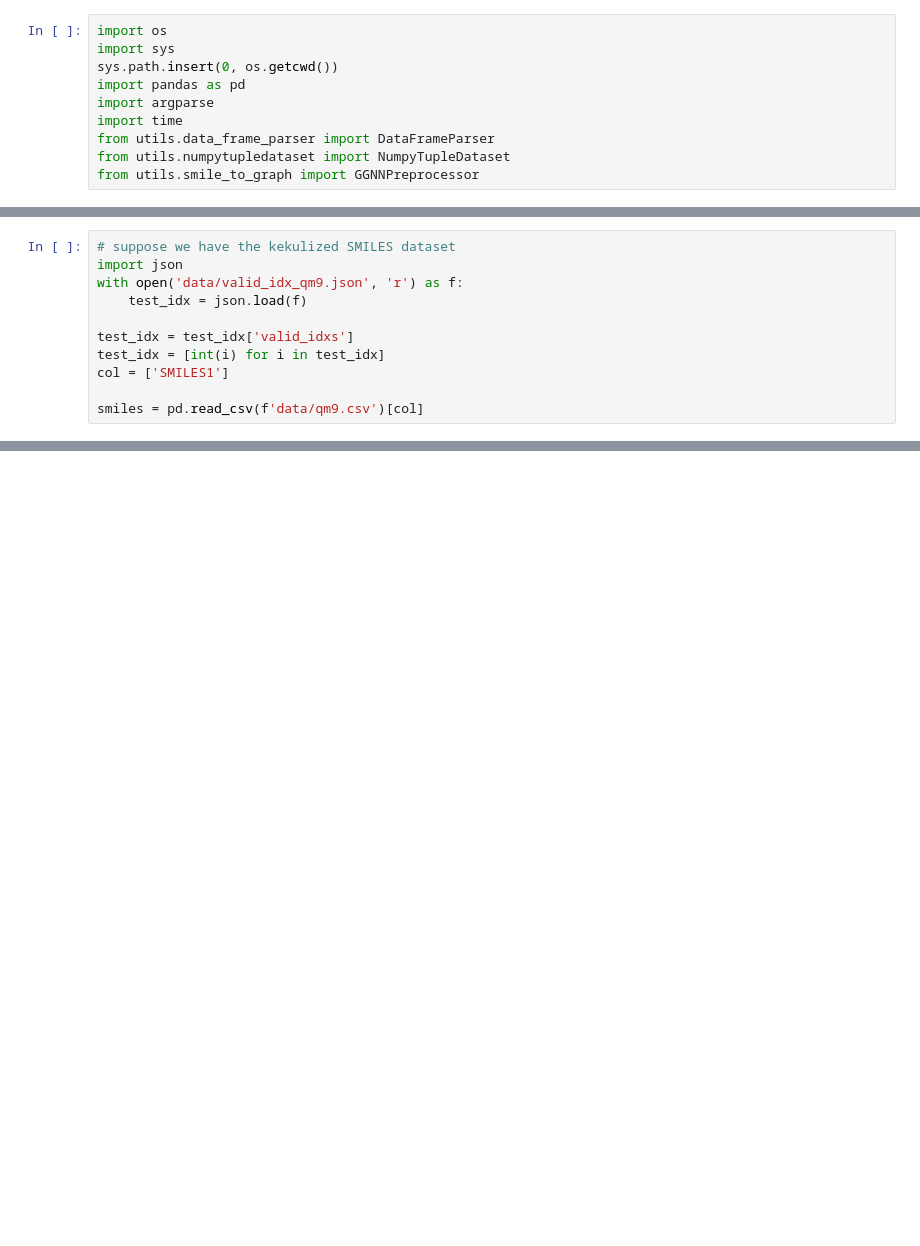
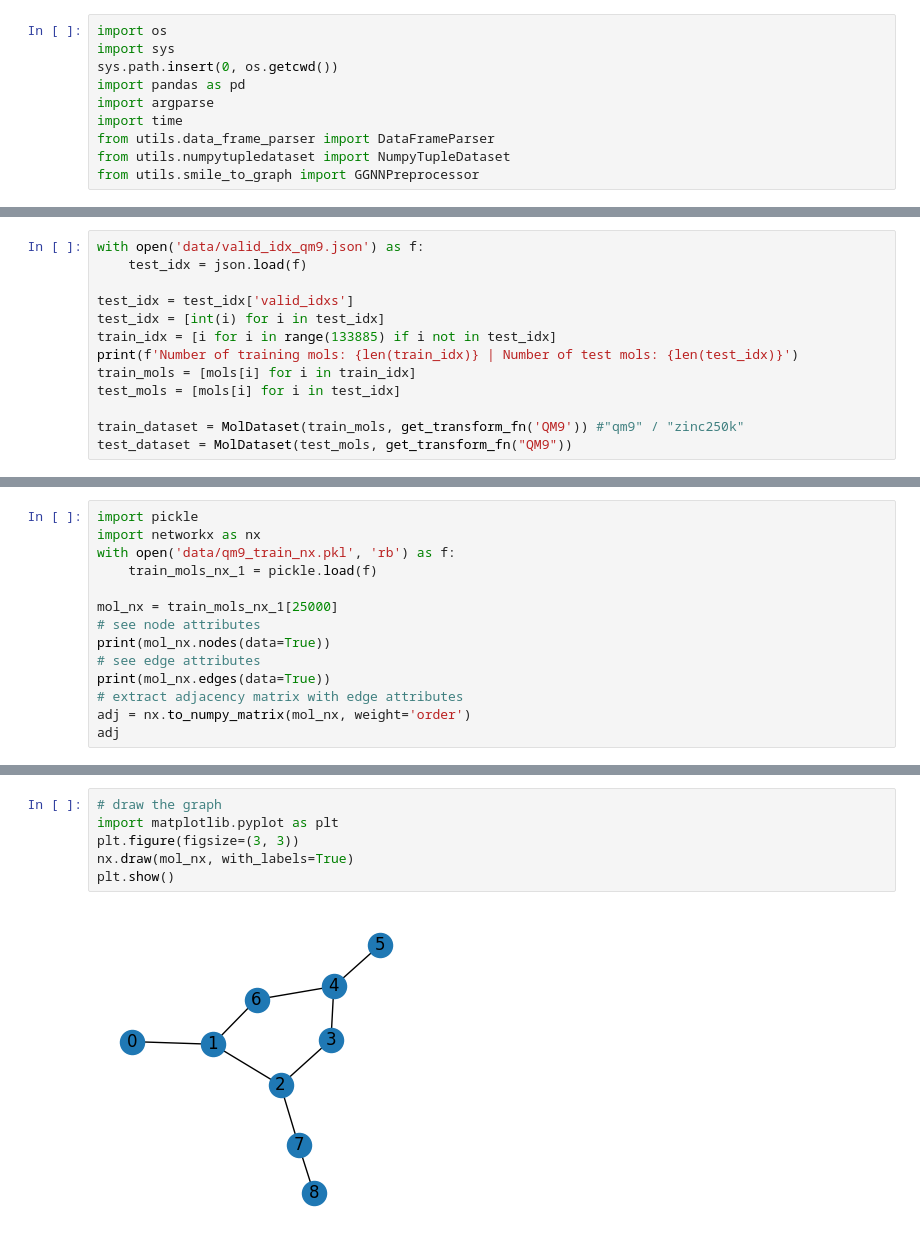
Before and after one commit to xwang38438/molecule-cell-gen, a Jupyter notebook: load_data_feature_extract.ipynb, the cells around one changed output, grey strips where cells are left out. Cells and saved outputs as stored; diff of their text form; blank space fills up the shorter version.

```diff
--- a/load_data_feature_extract.ipynb
+++ b/load_data_feature_extract.ipynb
@@ -84,11 +10,0 @@ Draw.MolToImage(mol, size=(300, 300))
-# %%
-# suppose we have the kekulized SMILES dataset
-import json
-with open('data/valid_idx_qm9.json', 'r') as f:
-    test_idx = json.load(f)
-
-test_idx = test_idx['valid_idxs']
-test_idx = [int(i) for i in test_idx]
-col = ['SMILES1']
-
-smiles = pd.read_csv(f'data/qm9.csv')[col]
@@ -111,0 +20,13 @@ print(smiles)
+# %%
+with open('data/valid_idx_qm9.json') as f:
+    test_idx = json.load(f)
+
+test_idx = test_idx['valid_idxs']
+test_idx = [int(i) for i in test_idx]
+train_idx = [i for i in range(133885) if i not in test_idx]
+print(f'Number of training mols: {len(train_idx)} | Number of test mols: {len(test_idx)}')
+train_mols = [mols[i] for i in train_idx]
+test_mols = [mols[i] for i in test_idx]
+
+train_dataset = MolDataset(train_mols, get_transform_fn('QM9')) #"qm9" / "zinc250k"
+test_dataset = MolDataset(test_mols, get_transform_fn("QM9"))
@@ -111,0 +62,14 @@ print(smiles)
+# %%
+import pickle
+import networkx as nx
+with open('data/qm9_train_nx.pkl', 'rb') as f:
+    train_mols_nx_1 = pickle.load(f)
+
+mol_nx = train_mols_nx_1[25000]
+# see node attributes
+print(mol_nx.nodes(data=True))
+# see edge attributes
+print(mol_nx.edges(data=True))
+# extract adjacency matrix with edge attributes
+adj = nx.to_numpy_matrix(mol_nx, weight='order')
+adj
@@ -111,0 +88,8 @@ print(smiles)
+# %%
+# draw the graph
+import matplotlib.pyplot as plt
+plt.figure(figsize=(3, 3))
+nx.draw(mol_nx, with_labels=True)
+plt.show()
+# %% [output]
+[figure, added]
```
Also changed, not shown: parts of 24 cells of this notebook, 24 other files.
